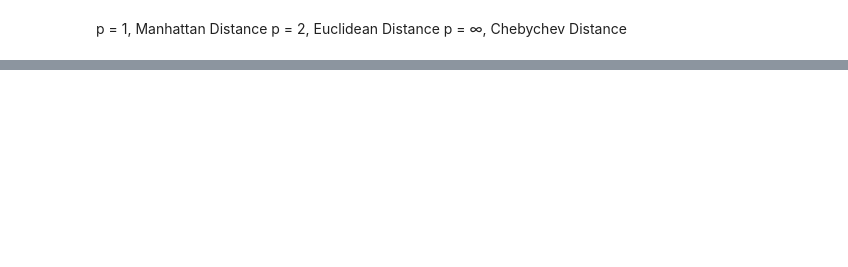
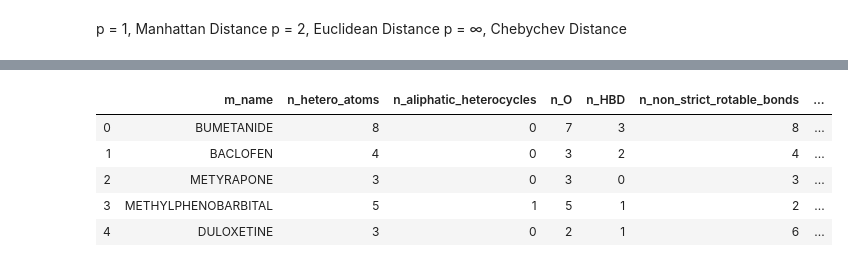
Before and after one commit to PaolaRondon/Biomol_classifier, a Jupyter notebook: forward_feature_selection/Forward_feature_selection_KNN.ipynb, the cells around one changed output, grey strips where cells are left out. Cells and saved outputs as stored; diff of their text form; code cells hidden in the pictures; blank space fills up the shorter version.

```diff
--- a/forward_feature_selection/Forward_feature_selection_KNN.ipynb
+++ b/forward_feature_selection/Forward_feature_selection_KNN.ipynb
@@ -126,0 +265,11 @@ time.strftime('%H:%M:%S', time.gmtime(end-start))
+# %%
+k_pivot = 13
+p_pivot = 10
+new_K = [i for i in range(k_pivot-3,k_pivot+4)]
+new_P = [i for i in range(p_pivot-3,p_pivot+4)]
+# %%
+start = time.time()
+g_df = guarantee_results(x,y,new_K,new_P)
+end = time.time()
+
+time.strftime('%H:%M:%S', time.gmtime(end-start))
@@ -126,0 +295,3 @@ time.strftime('%H:%M:%S', time.gmtime(end-start))
+# %%
+new_df = get_df_with_name_and_prediction(g_df,y,mixed_df)
+save_df_to_disk(new_df,"best_classifier_KNN_minkowski.csv")
@@ -126,0 +310,9 @@ time.strftime('%H:%M:%S', time.gmtime(end-start))
+# %%
+new_df.head()
+# %% [output]
+|  | m_name | n_hetero_atoms | n_aliphatic_heterocycles | n_O | n_HBD | n_non_strict_rotable_bonds | ... |
+| 0 | BUMETANIDE | 8 | 0 | 7 | 3 | 8 | ... |
+| 1 | BACLOFEN | 4 | 0 | 3 | 2 | 4 | ... |
+| 2 | METYRAPONE | 3 | 0 | 3 | 0 | 3 | ... |
+| 3 | METHYLPHENOBARBITAL | 5 | 1 | 5 | 1 | 2 | ... |
+| 4 | DULOXETINE | 3 | 0 | 2 | 1 | 6 | ... |
```
Also changed, not shown: parts of 11 cells of this notebook, 8 other files.
